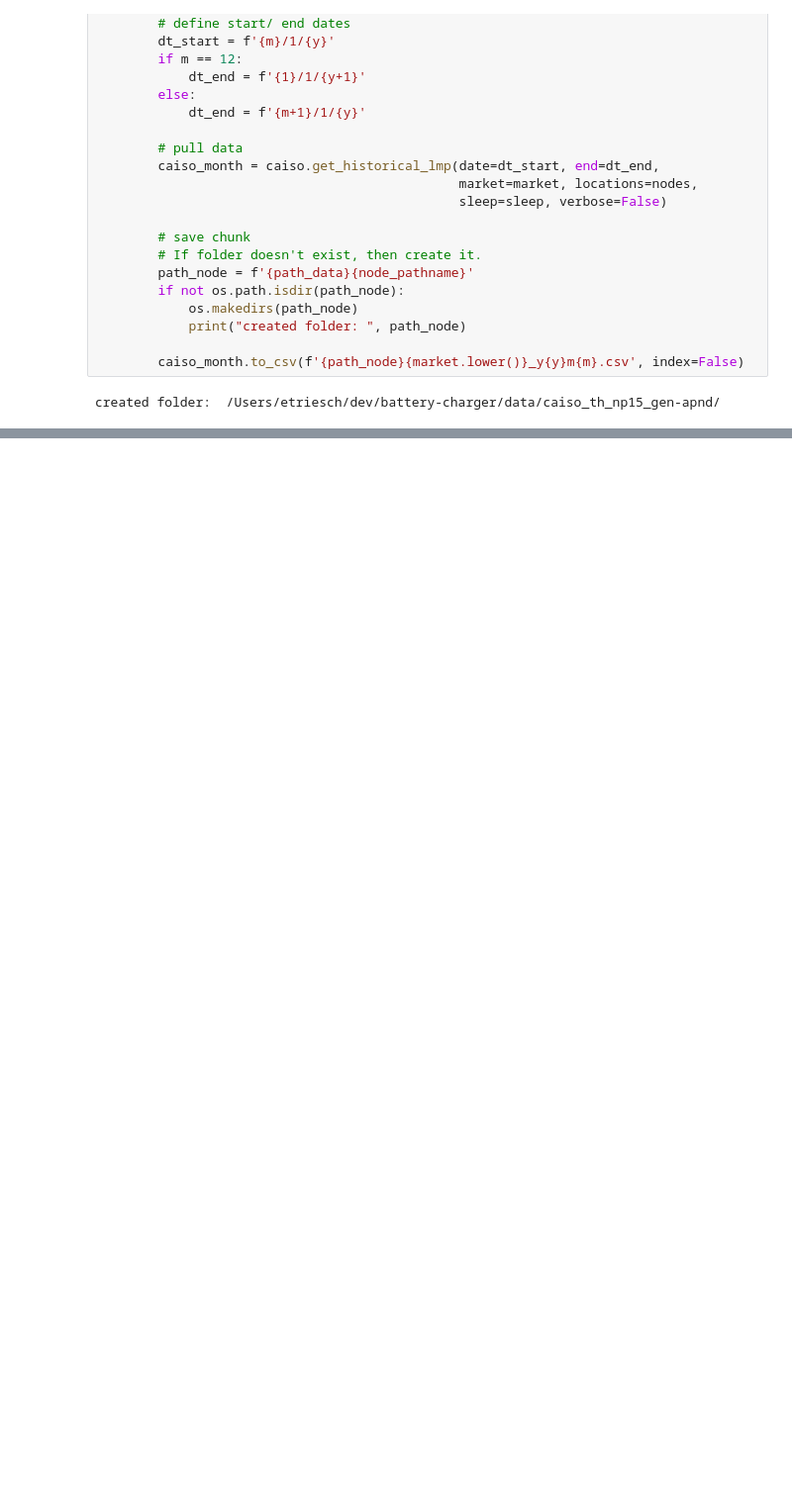
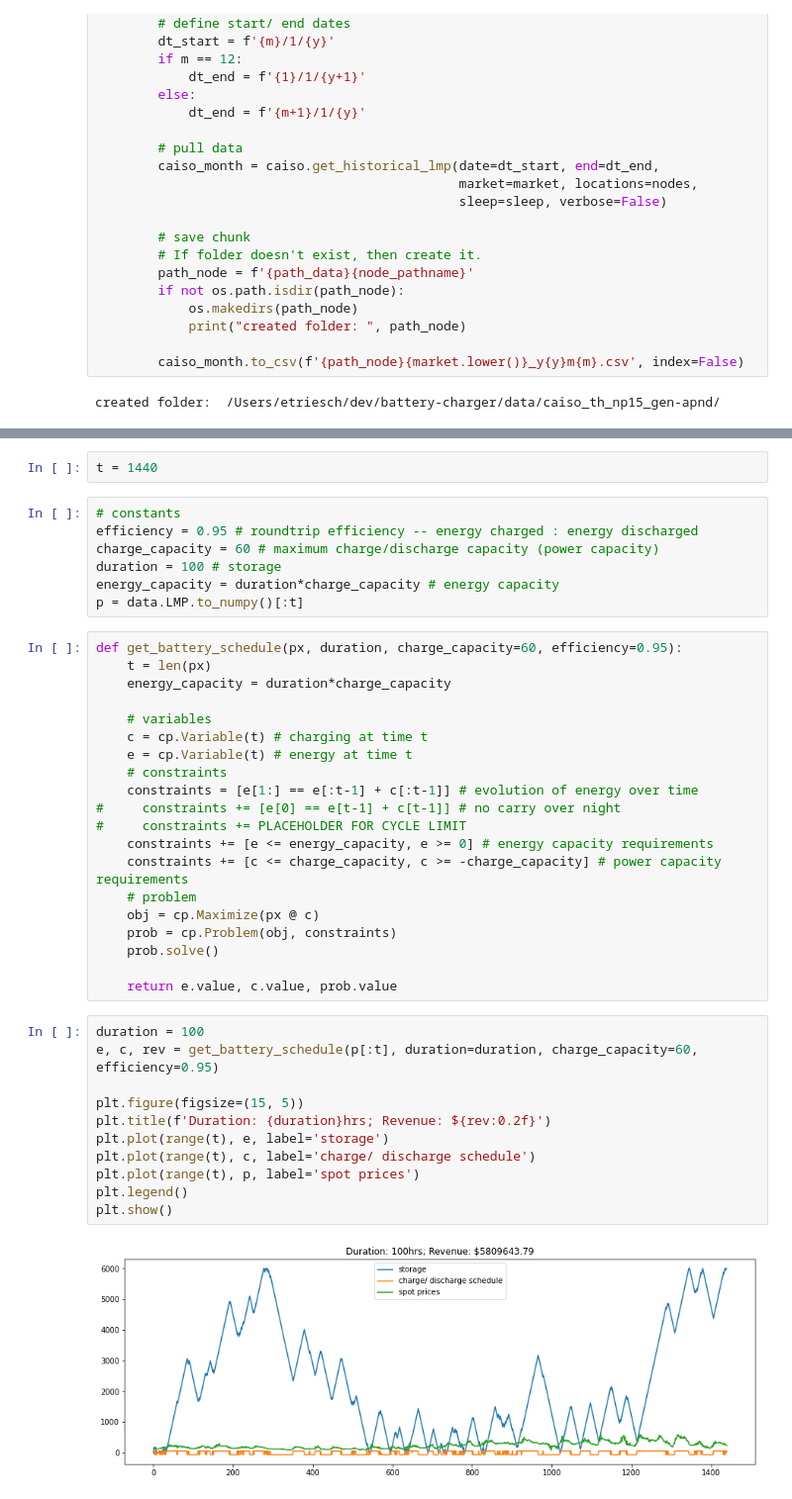
Before and after one commit to etrieschman/battery-charger, a Jupyter notebook: download_data.ipynb, the cells around one changed output, grey strips where cells are left out. Shown at 99% size. Cells and saved outputs as stored; diff of their text form; blank space fills up the shorter version.

Commit message:
play with data

```diff
--- a/download_data.ipynb
+++ b/download_data.ipynb
@@ -59,0 +60,42 @@ created folder:  /Users/etriesch/dev/battery-charger/data/caiso_th_np15_gen-apnd
+# %%
+t = 1440
+# %%
+# constants
+efficiency = 0.95 # roundtrip efficiency -- energy charged : energy discharged
+charge_capacity = 60 # maximum charge/discharge capacity (power capacity)
+duration = 100 # storage
+energy_capacity = duration*charge_capacity # energy capacity
+p = data.LMP.to_numpy()[:t]
+# %%
+def get_battery_schedule(px, duration, charge_capacity=60, efficiency=0.95):
+    t = len(px)
+    energy_capacity = duration*charge_capacity
+
+    # variables
+    c = cp.Variable(t) # charging at time t
+    e = cp.Variable(t) # energy at time t
+    # constraints
+    constraints = [e[1:] == e[:t-1] + c[:t-1]] # evolution of energy over time
+#     constraints += [e[0] == e[t-1] + c[t-1]] # no carry over night
+#     constraints += PLACEHOLDER FOR CYCLE LIMIT
+    constraints += [e <= energy_capacity, e >= 0] # energy capacity requirements
+    constraints += [c <= charge_capacity, c >= -charge_capacity] # power capacity requirements
+    # problem
+    obj = cp.Maximize(px @ c)
+    prob = cp.Problem(obj, constraints)
+    prob.solve()
+
+    return e.value, c.value, prob.value
+# %%
+duration = 100
+e, c, rev = get_battery_schedule(p[:t], duration=duration, charge_capacity=60, efficiency=0.95)
+
+plt.figure(figsize=(15, 5))
+plt.title(f'Duration: {duration}hrs; Revenue: ${rev:0.2f}')
+plt.plot(range(t), e, label='storage')
+plt.plot(range(t), c, label='charge/ discharge schedule')
+plt.plot(range(t), p, label='spot prices')
+plt.legend()
+plt.show()
+# %% [output]
+[figure, added]
```
Also changed, not shown: parts of 6 cells of this notebook.
